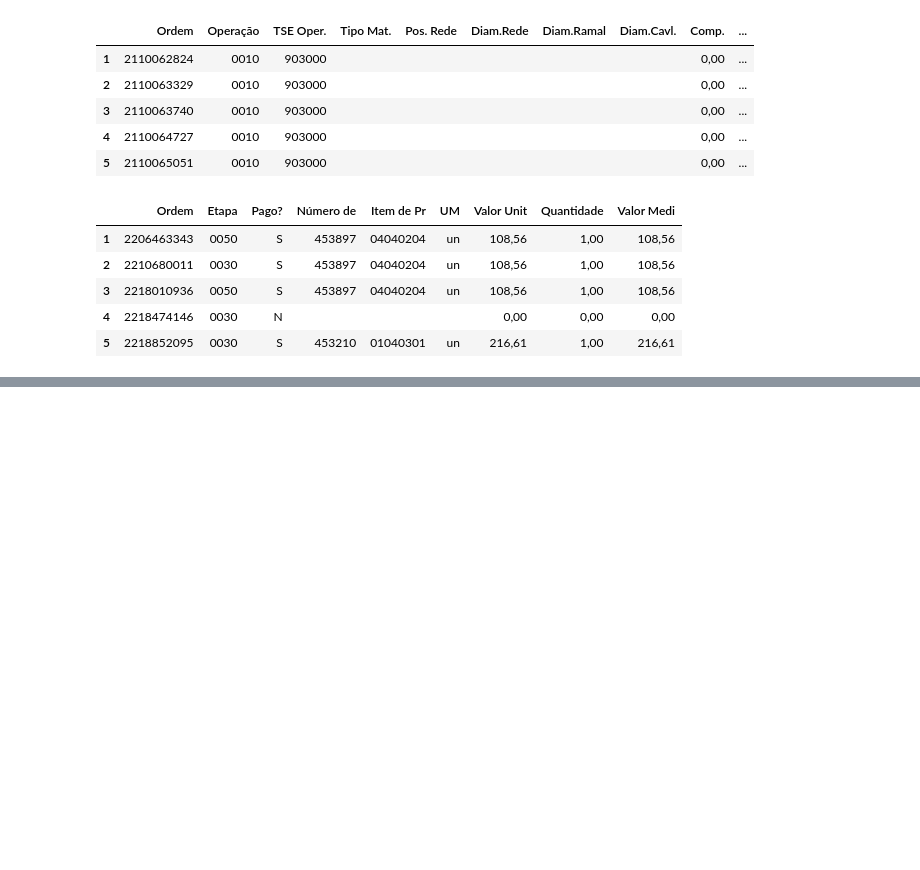
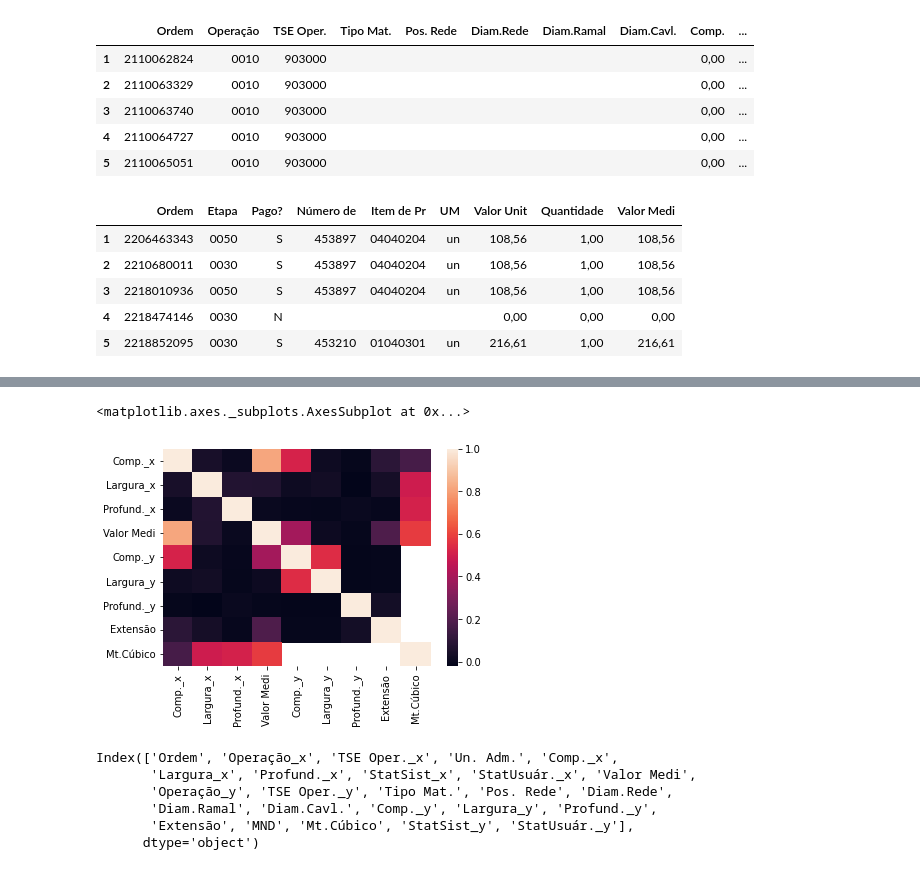
Before and after one commit to eeyamazaki/soebe, a Jupyter notebook: modelo_preditivo_soebe.ipynb, the cells around one changed output, grey strips where cells are left out. Cells and saved outputs as stored; diff of their text form; code cells hidden in the pictures; blank space fills up the shorter version.

```diff
--- a/modelo_preditivo_soebe.ipynb
+++ b/modelo_preditivo_soebe.ipynb
@@ -432,0 +489,40 @@ df = df.apply(lambda x: x.str.replace(',','.'))
+# %%
+df['Largura_y'] = df['Largura_y'].str.replace('.', '-')
+df['Largura_y'] = df['Largura_y'].str.replace(',', '.')
+df['Largura_y'] = df['Largura_y'].str.replace('-', '')
+
+df['Largura_y'] = df['Largura_y'].astype(float)
+# %%
+df['Profund._y'] = df['Profund._y'].str.replace('.', '-')
+df['Profund._y'] = df['Profund._y'].str.replace(',', '.')
+df['Profund._y'] = df['Profund._y'].str.replace('-', '')
+
+df['Profund._y'] = df['Profund._y'].astype(float)
+# %%
+df['Extensão'] = df['Extensão'].str.replace('.', '-')
+df['Extensão'] = df['Extensão'].str.replace(',', '.')
+df['Extensão'] = df['Extensão'].str.replace('-', '')
+
+df['Extensão'] = df['Extensão'].astype(float)
+# %%
+df['Mt.Cúbico'] = df['Mt.Cúbico'].str.replace('.', '-')
+df['Mt.Cúbico'] = df['Mt.Cúbico'].str.replace(',', '.')
+df['Mt.Cúbico'] = df['Mt.Cúbico'].str.replace('-', '')
+
+df['Mt.Cúbico'] = df['Mt.Cúbico'].astype(float)
+# %%
+import seaborn as sns
+
+sns.heatmap(df.corr())
+# %% [output]
+<matplotlib.axes._subplots.AxesSubplot at 0x...>
+[figure, added]
+# %%
+df.columns
+# %% [output]
+Index(['Ordem', 'Operação_x', 'TSE Oper._x', 'Un. Adm.', 'Comp._x',
+       'Largura_x', 'Profund._x', 'StatSist_x', 'StatUsuár._x', 'Valor Medi',
+       'Operação_y', 'TSE Oper._y', 'Tipo Mat.', 'Pos. Rede', 'Diam.Rede',
+       'Diam.Ramal', 'Diam.Cavl.', 'Comp._y', 'Largura_y', 'Profund._y',
+       'Extensão', 'MND', 'Mt.Cúbico', 'StatSist_y', 'StatUsuár._y'],
+      dtype='object')
```
Also changed, not shown: parts of 36 cells of this notebook.
